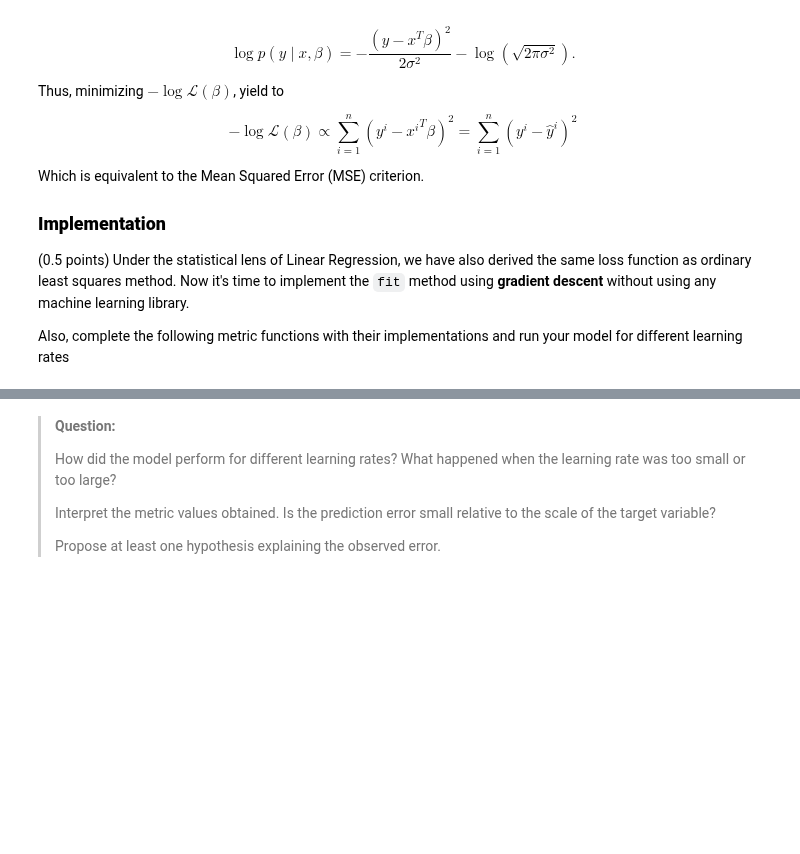
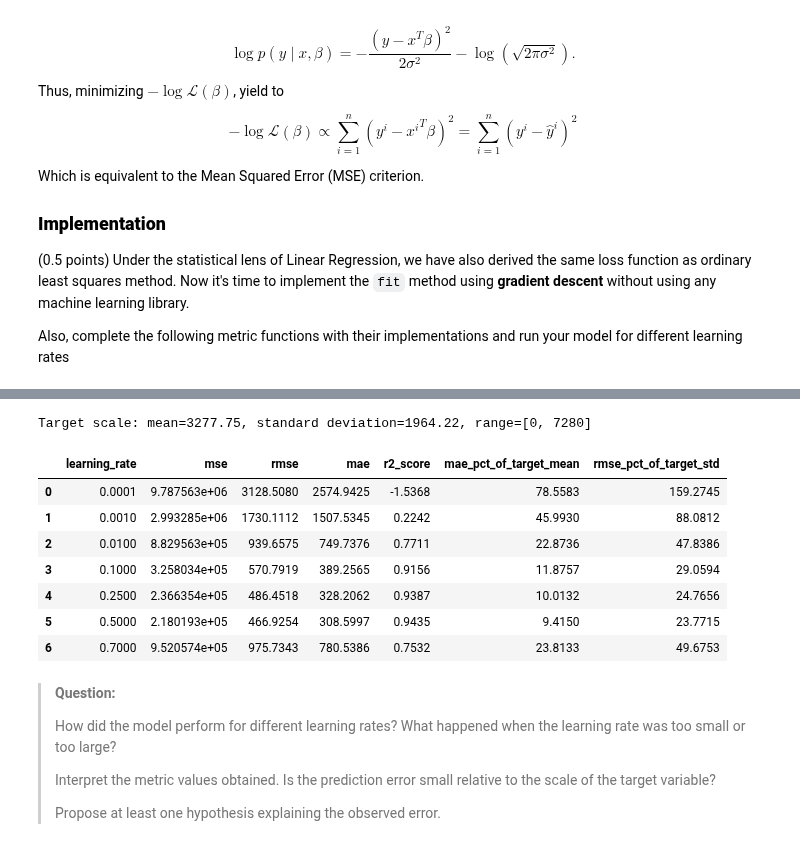
Before and after one commit to MarianaDourado/MO444-ML, a Jupyter notebook: Tarefa1/mc886_2s2026-assignment_1.ipynb, the cells around one changed output, grey strips where cells are left out. Cells and saved outputs as stored; diff of their text form; code cells hidden in the pictures; blank space fills up the shorter version.

```diff
--- a/Tarefa1/mc886_2s2026-assignment_1.ipynb
+++ b/Tarefa1/mc886_2s2026-assignment_1.ipynb
@@ -919,3 +971,33 @@ plot_results(lrs, performances)
+# %%
+# Summarize the numerical results and compare the errors with the target scale
+results = pd.DataFrame({
+    "learning_rate": lrs,
+    "mse": performances["mse"],
+    "rmse": np.sqrt(performances["mse"]),
+    "mae": performances["mae"],
+    "r2_score": performances["r2_score"],
+})
+
+target_mean = np.mean(y)
+target_std = np.std(y)
+results["mae_pct_of_target_mean"] = 100 * results["mae"] / target_mean
+results["rmse_pct_of_target_std"] = 100 * results["rmse"] / target_std
+
+print(
+    f"Target scale: mean={target_mean:.2f}, standard deviation={target_std:.2f}, "
+    f"range=[{y.min():.0f}, {y.max():.0f}]"
+)
+display(results.round(4))
+# %% [output]
+Target scale: mean=3277.75, standard deviation=1964.22, range=[0, 7280]
+|  | learning_rate | mse | rmse | mae | r2_score | mae_pct_of_target_mean | rmse_pct_of_target_std |
+| 0 | 0.0001 | 9.787563e+06 | 3128.5080 | 2574.9425 | -1.5368 | 78.5583 | 159.2745 |
+| 1 | 0.0010 | 2.993285e+06 | 1730.1112 | 1507.5345 | 0.2242 | 45.9930 | 88.0812 |
+| 2 | 0.0100 | 8.829563e+05 | 939.6575 | 749.7376 | 0.7711 | 22.8736 | 47.8386 |
+| 3 | 0.1000 | 3.258034e+05 | 570.7919 | 389.2565 | 0.9156 | 11.8757 | 29.0594 |
+| 4 | 0.2500 | 2.366354e+05 | 486.4518 | 328.2062 | 0.9387 | 10.0132 | 24.7656 |
+| 5 | 0.5000 | 2.180193e+05 | 466.9254 | 308.5997 | 0.9435 | 9.4150 | 23.7715 |
+| 6 | 0.7000 | 9.520574e+05 | 975.7343 | 780.5386 | 0.7532 | 23.8133 | 49.6753 |
 # %% [markdown]
 > **Question:**
 >
```
Also changed, not shown: parts of 6 cells of this notebook.
